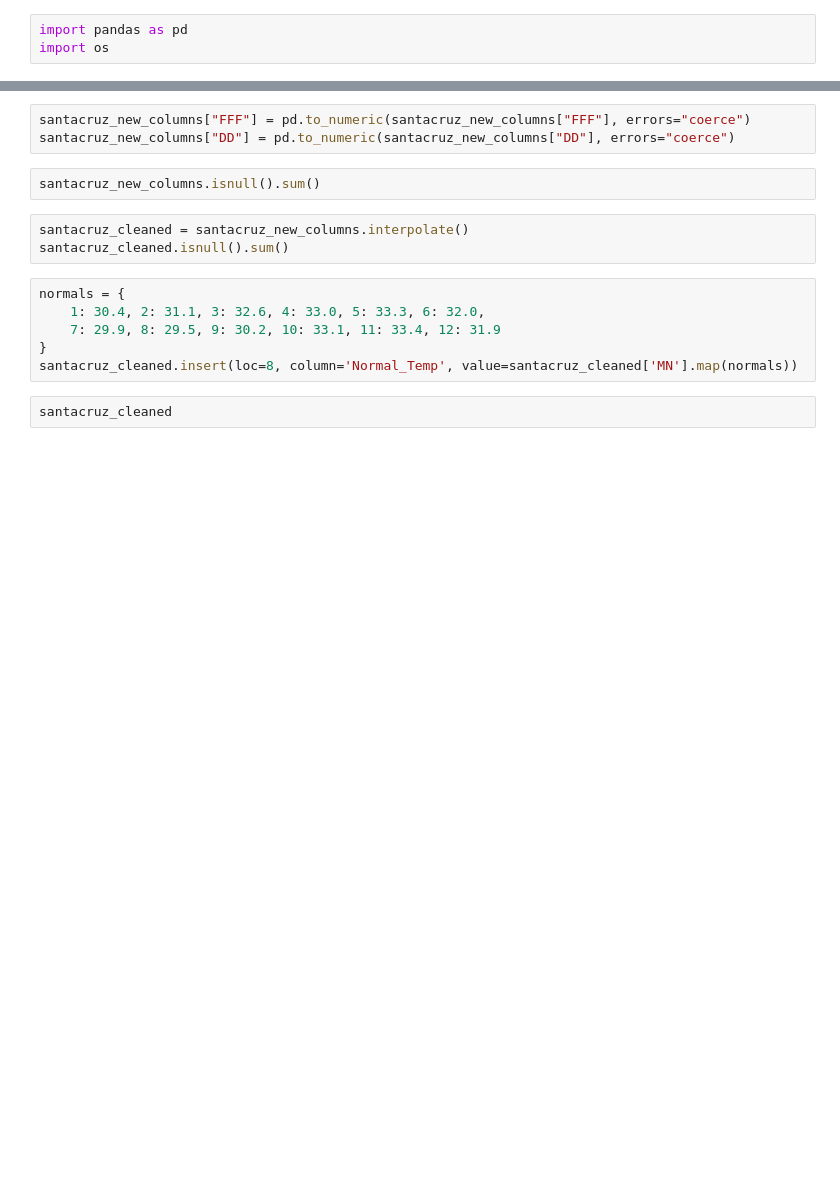
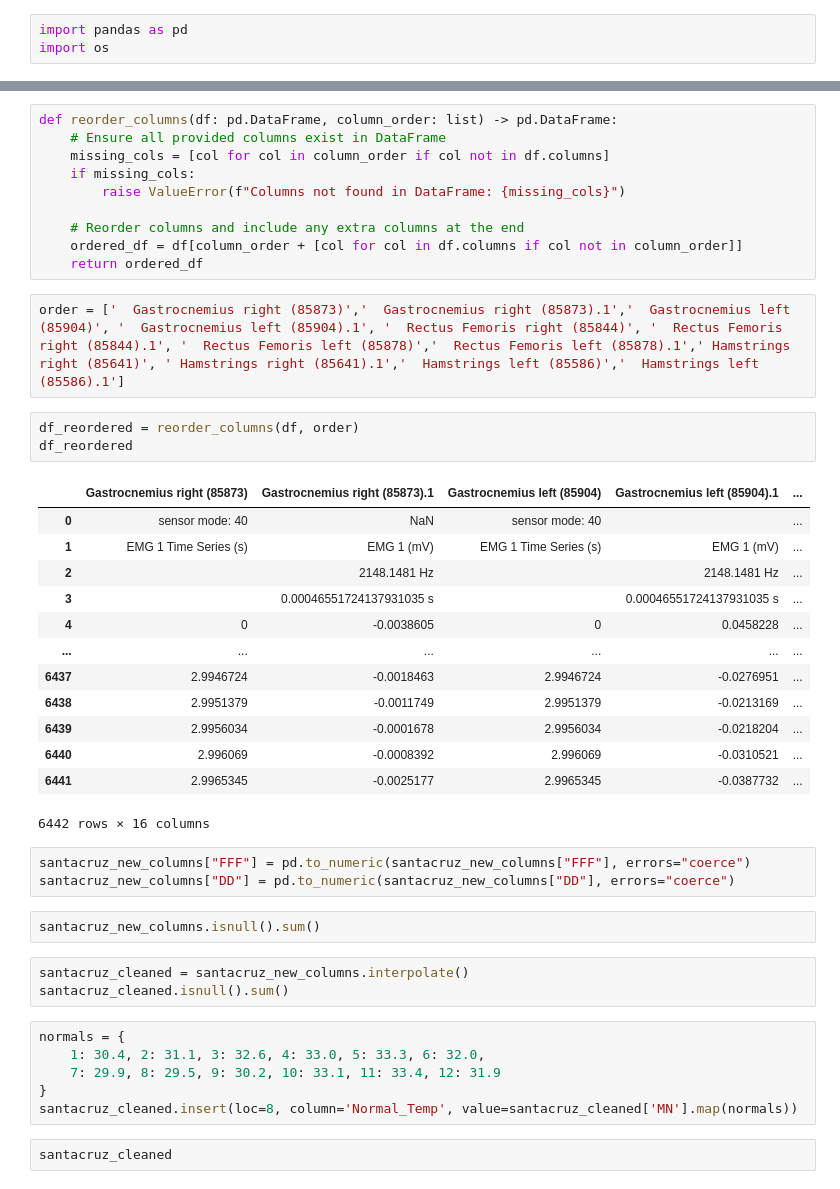
Before and after one commit to Franky170504/emg-gait, a Jupyter notebook: Notebooks/1.data_format.ipynb, the cells around one changed output, grey strips where cells are left out. Saved outputs shown, nothing was run; the diff lists cells and outputs as text; blank space fills up the shorter version.

```diff
--- a/Notebooks/1.data_format.ipynb
+++ b/Notebooks/1.data_format.ipynb
@@ -19,3 +43,32 @@ santacruz_new_columns.info()
+# %%
+def reorder_columns(df: pd.DataFrame, column_order: list) -> pd.DataFrame:
+    # Ensure all provided columns exist in DataFrame
+    missing_cols = [col for col in column_order if col not in df.columns]
+    if missing_cols:
+        raise ValueError(f"Columns not found in DataFrame: {missing_cols}")
+
+    # Reorder columns and include any extra columns at the end
+    ordered_df = df[column_order + [col for col in df.columns if col not in column_order]]
+    return ordered_df
+# %%
+order = ['  Gastrocnemius right (85873)','  Gastrocnemius right (85873).1','  Gastrocnemius left (85904)', '  Gastrocnemius left (85904).1', '  Rectus Femoris right (85844)', '  Rectus Femoris right (85844).1', '  Rectus Femoris left (85878)','  Rectus Femoris left (85878).1',' Hamstrings right (85641)', ' Hamstrings right (85641).1','  Hamstrings left (85586)','  Hamstrings left (85586).1']
+# %%
+df_reordered = reorder_columns(df, order)
+df_reordered
+# %% [output]
+|  | Gastrocnemius right (85873) | Gastrocnemius right (85873).1 | Gastrocnemius left (85904) | Gastrocnemius left (85904).1 | ... |
+| 0 | sensor mode: 40 | NaN | sensor mode: 40 |  | ... |
+| 1 | EMG 1 Time Series (s) | EMG 1 (mV) | EMG 1 Time Series (s) | EMG 1 (mV) | ... |
+| 2 |  | 2148.1481 Hz |  | 2148.1481 Hz | ... |
+| 3 |  | 0.00046551724137931035 s |  | 0.00046551724137931035 s | ... |
+| 4 | 0 | -0.0038605 | 0 | 0.0458228 | ... |
+| ... | ... | ... | ... | ... | ... |
+| 6437 | 2.9946724 | -0.0018463 | 2.9946724 | -0.0276951 | ... |
+| 6438 | 2.9951379 | -0.0011749 | 2.9951379 | -0.0213169 | ... |
+| 6439 | 2.9956034 | -0.0001678 | 2.9956034 | -0.0218204 | ... |
+| 6440 | 2.996069 | -0.0008392 | 2.996069 | -0.0310521 | ... |
+| 6441 | 2.9965345 | -0.0025177 | 2.9965345 | -0.0387732 | ... |
+6442 rows × 16 columns
 # %%
 santacruz_new_columns["FFF"] = pd.to_numeric(santacruz_new_columns["FFF"], errors="coerce")
 santacruz_new_columns["DD"] = pd.to_numeric(santacruz_new_columns["DD"], errors="coerce")
```
Also changed, not shown: parts of 8 cells of this notebook, 1 other file.
